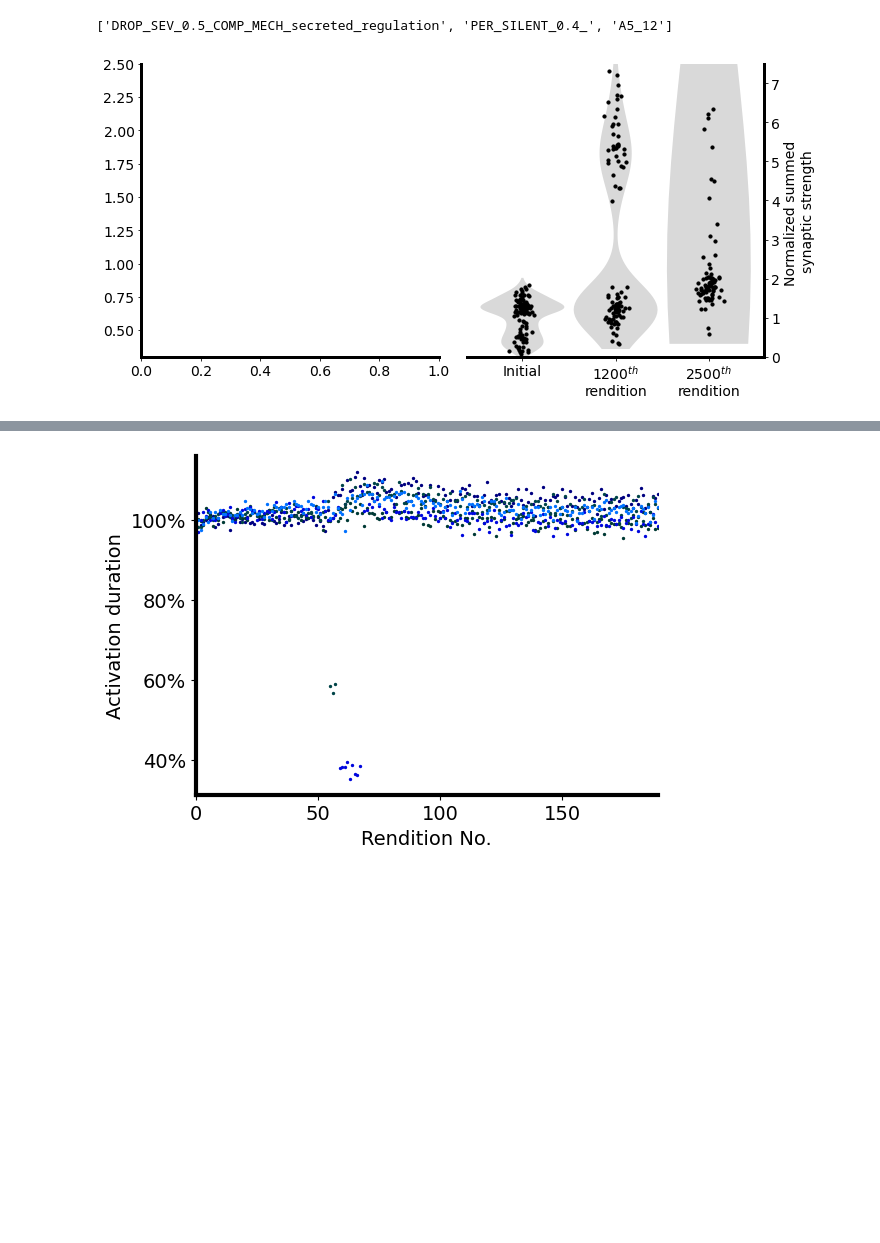
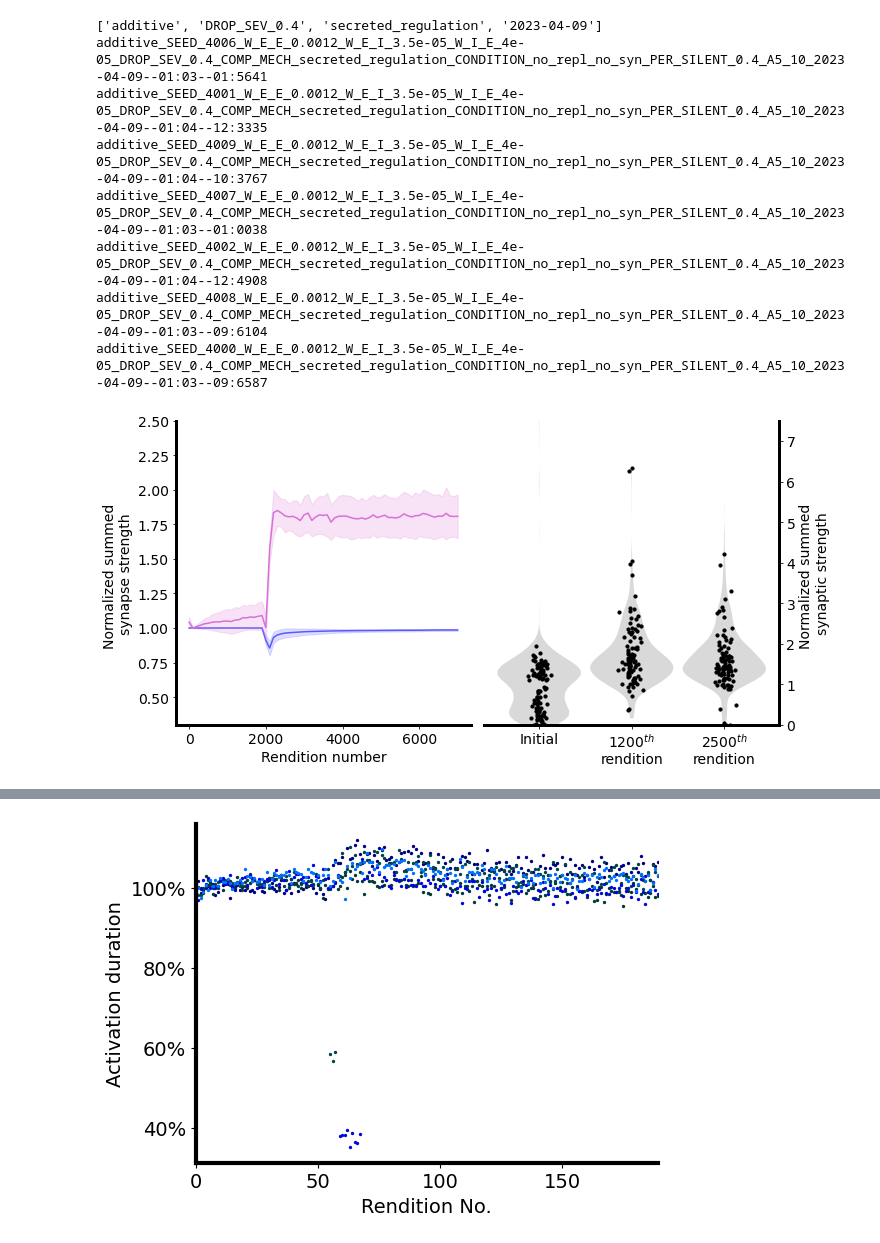
Before and after one commit to davidgbe/spiking_sequence, a Jupyter notebook: spiking_network_model_22_12_13/nb.ipynb, the cells around one changed output, grey strips where cells are left out. Cells and saved outputs as stored; diff of their text form; code cells hidden in the pictures; blank space fills up the shorter version.

```diff
--- a/spiking_network_model_22_12_13/nb.ipynb
+++ b/spiking_network_model_22_12_13/nb.ipynb
@@ -1127,0 +317,12 @@ def make_figure_2_plot(names, labels, condition_colors, n_excs=[450], file_name_
+# %%
+recovered_exp_names, all_recovery_pers, all_n_eligible = determine_recovered([
+#     ['final', 'DROP_SEV_0.1', 'secreted_regulation'],
+#     ['final', 'DROP_SEV_0.4', 'secreted_regulation'],
+#     ['final', 'DROP_SEV_0.5', 'secreted_regulation'],
+    ['reduced_ie', 'DROP_SEV_0.5', 'firing_rate'],
+    ['reduced_ie', 'DROP_SEV_0.5', 'none'],
+    ['reduced_ie', 'DROP_SEV_0.5', 'secreted_regulation'],
+], np.arange(2900, 2999), np.arange(4900, 5000), n_excs=[200] * 20)
+
+print(all_recovery_pers)
+print(all_n_eligible)
@@ -1127,0 +1176,9 @@ def make_figure_2_plot(names, labels, condition_colors, n_excs=[450], file_name_
+# %%
+timepoints = np.concatenate([np.arange(2750, 3000, 50), np.arange(3000, 3020, 1), np.arange(3020, 3100, 10), np.arange(3100, 5000, 100)])
+
+make_total_activity_plot([
+    ['reduced_ie', 'DROP_SEV_0.5', 'firing_rate'],
+],
+    ['1', '2', '3'], color_sets, n_excs=[200, 200, 200], ylim1=None, ylim2=None,
+    ylabel1=None, ylabel2=None, timepoints=timepoints, offsets=[2999, 2999, 2999], vertical_spacing=0.,
+    tick_right=False, legend=True)
@@ -1187,6 +1257,6 @@ def extract_weight_dist_stats(names, recovered_exp_names, timepoints, n_exc=300,
     return all_weight_dist_info
 # %%
 all_weight_dist_info_1 = extract_weight_dist_stats([
-    ['DROP_SEV_0.5_COMP_MECH_secreted_regulation', 'PER_SILENT_0.4_', 'A5_12'],
-], recovered_exp_names, [1990, 2500, 4000], n_exc=200)
+    ['final', 'DROP_SEV_0.5', 'PER_SILENT_0.4', '2023-04-14'],
+], recovered_exp_names, [2999, 3100, 6000], n_exc=200)
 # %% [output]
@@ -1210,4 +1269,0 @@ secreted__SEED_2006_W_E_E_0.0012_W_E_I_7e-05_W_I_E_4e-05_DROP_SEV_0.5_COMP_MECH_
-# %%
-all_weight_dist_info_1 = extract_weight_dist_stats([
-    ['synaptogenesis_2'],
-], recovered_exp_names, [1250, 1600, 6000], n_exc=200)
@@ -1301,9 +1362,16 @@ def make_interpolated_violin_plot_and_weight_traj(all_weight_dist_info, names, d
             save_fig(fig, './figures/paper/weight_trajectories', f'{k}.svg')
 # %%
 make_interpolated_violin_plot_and_weight_traj(all_weight_dist_info_1, [
-    ['DROP_SEV_0.5_COMP_MECH_secreted_regulation', 'PER_SILENT_0.4_', 'A5_12'],
-], dist_timepoints=[1000, 2500, 4000], n_excs=[200, 200, 200], ylim=(0, 7.5), ylim2=(0.3, 2.5))
+    ['additive', 'DROP_SEV_0.4', 'secreted_regulation', '2023-04-09'],
+], dist_timepoints=[100, 2500, 7000], n_excs=[200, 200, 200], ylim=(0, 7.5), ylim2=(0.3, 2.5))
 # %% [output]
-['DROP_SEV_0.5_COMP_MECH_secreted_regulation', 'PER_SILENT_0.4_', 'A5_12']
+['additive', 'DROP_SEV_0.4', 'secreted_regulation', '2023-04-09']
+additive_SEED_4006_W_E_E_0.0012_W_E_I_3.5e-05_W_I_E_4e-05_DROP_SEV_0.4_COMP_MECH_secreted_regulation_CONDITION_no_repl_no_syn_PER_SILENT_0.4_A5_10_2023-04-09--01:03--01:5641
+additive_SEED_4001_W_E_E_0.0012_W_E_I_3.5e-05_W_I_E_4e-05_DROP_SEV_0.4_COMP_MECH_secreted_regulation_CONDITION_no_repl_no_syn_PER_SILENT_0.4_A5_10_2023-04-09--01:04--12:3335
+additive_SEED_4009_W_E_E_0.0012_W_E_I_3.5e-05_W_I_E_4e-05_DROP_SEV_0.4_COMP_MECH_secreted_regulation_CONDITION_no_repl_no_syn_PER_SILENT_0.4_A5_10_2023-04-09--01:04--10:3767
+additive_SEED_4007_W_E_E_0.0012_W_E_I_3.5e-05_W_I_E_4e-05_DROP_SEV_0.4_COMP_MECH_secreted_regulation_CONDITION_no_repl_no_syn_PER_SILENT_0.4_A5_10_2023-04-09--01:03--01:0038
+additive_SEED_4002_W_E_E_0.0012_W_E_I_3.5e-05_W_I_E_4e-05_DROP_SEV_0.4_COMP_MECH_secreted_regulation_CONDITION_no_repl_no_syn_PER_SILENT_0.4_A5_10_2023-04-09--01:04--12:4908
+additive_SEED_4008_W_E_E_0.0012_W_E_I_3.5e-05_W_I_E_4e-05_DROP_SEV_0.4_COMP_MECH_secreted_regulation_CONDITION_no_repl_no_syn_PER_SILENT_0.4_A5_10_2023-04-09--01:03--09:6104
+additive_SEED_4000_W_E_E_0.0012_W_E_I_3.5e-05_W_I_E_4e-05_DROP_SEV_0.4_COMP_MECH_secreted_regulation_CONDITION_no_repl_no_syn_PER_SILENT_0.4_A5_10_2023-04-09--01:03--09:6587
-[figure, old version]
+[figure, new version]
 # %%
```
Also changed, not shown: parts of 54 cells of this notebook, 1 other file.
